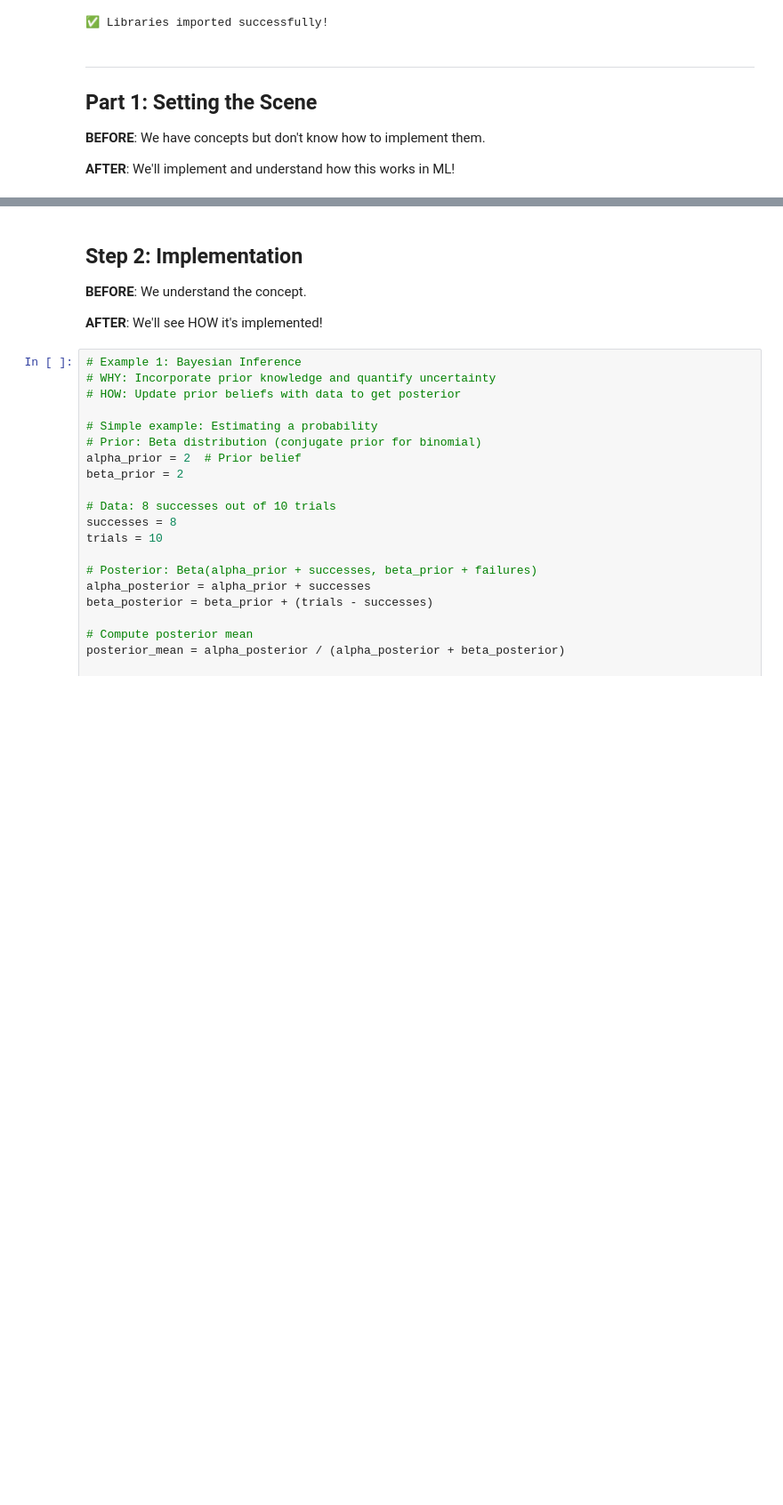
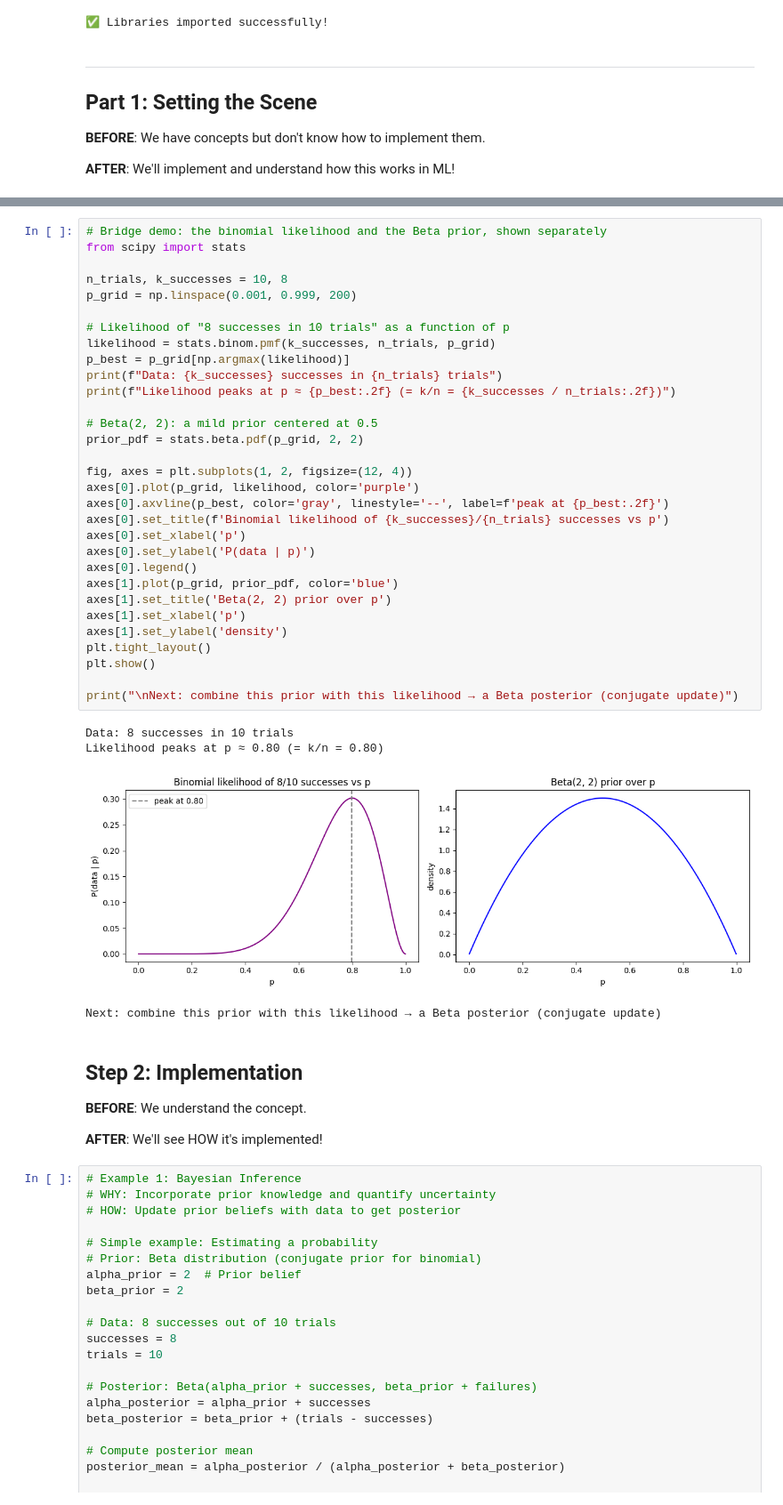
Before and after one commit to A-Alwabel/AI-Diploma-Program, a Jupyter notebook: Course 03/unit5-probability/examples/03_bayesian_inference.ipynb, the cells around one changed output, grey strips where cells are left out. Shown at 89% size. Drawn from its saved outputs; the diff is of its cells as text; blank space fills up the shorter version.

```diff
--- a/Course 03/unit5-probability/examples/03_bayesian_inference.ipynb
+++ b/Course 03/unit5-probability/examples/03_bayesian_inference.ipynb
@@ -113,3 +125,39 @@ print('✅ Libraries imported successfully!')
+# %%
+# Bridge demo: the binomial likelihood and the Beta prior, shown separately
+from scipy import stats
+
+n_trials, k_successes = 10, 8
+p_grid = np.linspace(0.001, 0.999, 200)
+
+# Likelihood of "8 successes in 10 trials" as a function of p
+likelihood = stats.binom.pmf(k_successes, n_trials, p_grid)
+p_best = p_grid[np.argmax(likelihood)]
+print(f"Data: {k_successes} successes in {n_trials} trials")
+print(f"Likelihood peaks at p ≈ {p_best:.2f} (= k/n = {k_successes / n_trials:.2f})")
+
+# Beta(2, 2): a mild prior centered at 0.5
+prior_pdf = stats.beta.pdf(p_grid, 2, 2)
+
+fig, axes = plt.subplots(1, 2, figsize=(12, 4))
+axes[0].plot(p_grid, likelihood, color='purple')
+axes[0].axvline(p_best, color='gray', linestyle='--', label=f'peak at {p_best:.2f}')
+axes[0].set_title(f'Binomial likelihood of {k_successes}/{n_trials} successes vs p')
+axes[0].set_xlabel('p')
+axes[0].set_ylabel('P(data | p)')
+axes[0].legend()
+axes[1].plot(p_grid, prior_pdf, color='blue')
+axes[1].set_title('Beta(2, 2) prior over p')
+axes[1].set_xlabel('p')
+axes[1].set_ylabel('density')
+plt.tight_layout()
+plt.show()
+
+print("\nNext: combine this prior with this likelihood → a Beta posterior (conjugate update)")
+# %% [output]
+Data: 8 successes in 10 trials
+Likelihood peaks at p ≈ 0.80 (= k/n = 0.80)
+[figure, added]
+Next: combine this prior with this likelihood → a Beta posterior (conjugate update)
 # %% [markdown]
 ## Step 2: Implementation
 
```
Also changed, not shown: parts of 1 cell of this notebook, 24 other files.
